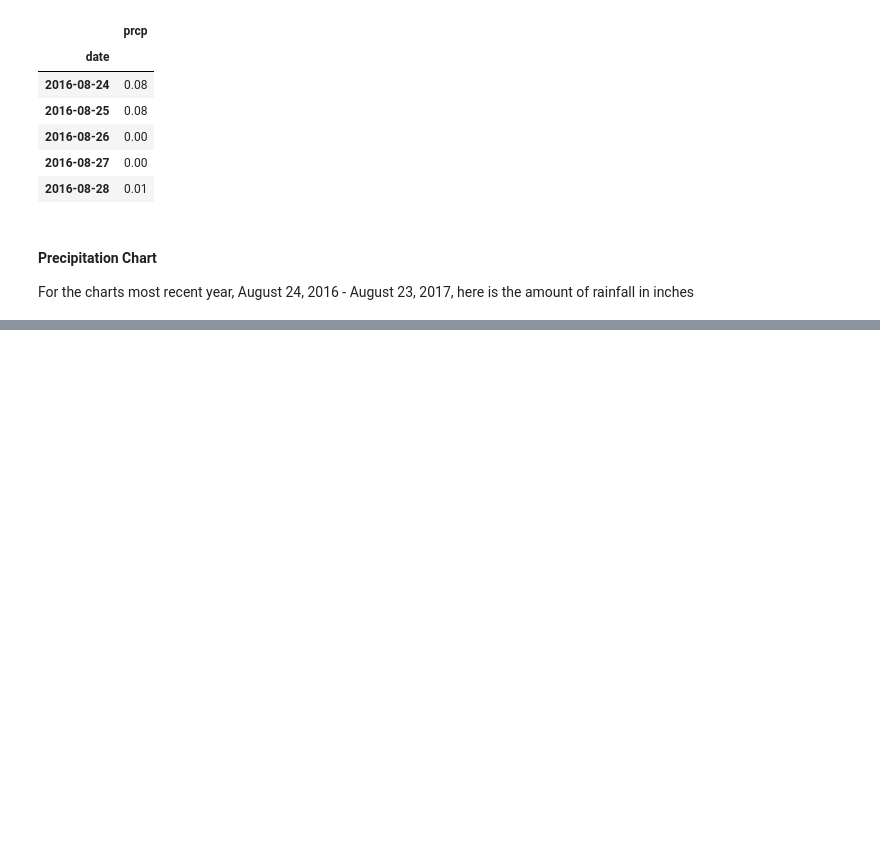
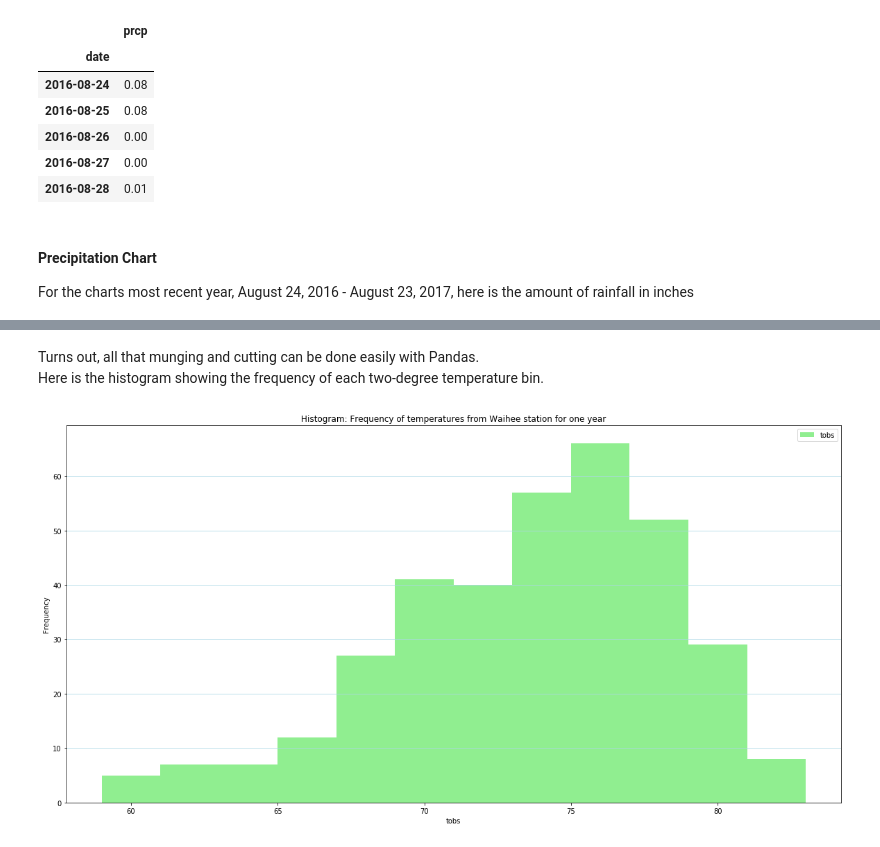
Before and after one commit to PrairieSchool/SQLalchemy, a Jupyter notebook: Surf_Up_HQ.ipynb, the cells around one changed output, grey strips where cells are left out. Saved outputs shown, nothing was run; the diff lists cells and outputs as text; code cells hidden in the pictures; blank space fills up the shorter version.

```diff
--- a/Surf_Up_HQ.ipynb
+++ b/Surf_Up_HQ.ipynb
@@ -221,0 +255,11 @@ plt.show()
+# %%
+WaiheeLastYear = "SELECT measurement.date, measurement.station, measurement.tobs \
+FROM measurement \
+WHERE measurement.date BETWEEN '2016-08-24' AND '2017-08-23' \
+AND measurement.station = 'USC00519281'"
+
+# surf_engine.execute(WaiheeLastYear).fetchall()
+
+xx = surf_engine.connect()
+WaiheeLastYearDF = pd.read_sql(WaiheeLastYear,xx)
+WaiheeLastYearDF.head()
@@ -221,0 +324,13 @@ plt.show()
+# %% [markdown]
+Turns out, all that munging and cutting can be done easily with Pandas.<br>
+Here is the histogram showing the frequency of each two-degree temperature bin.
+# %%
+WaiheeLastYearDF.plot.hist(bins=12,figsize=(20,10),rot=0,facecolor="lightgreen", alpha=1)
+
+plt.grid(axis="y",color="lightblue")
+plt.title("Histogram: Frequency of temperatures from Waihee station for one year")
+plt.xlabel("tobs")
+
+plt.show()
+# %% [output]
+[figure, added]
```
Also changed, not shown: parts of 12 cells of this notebook.
